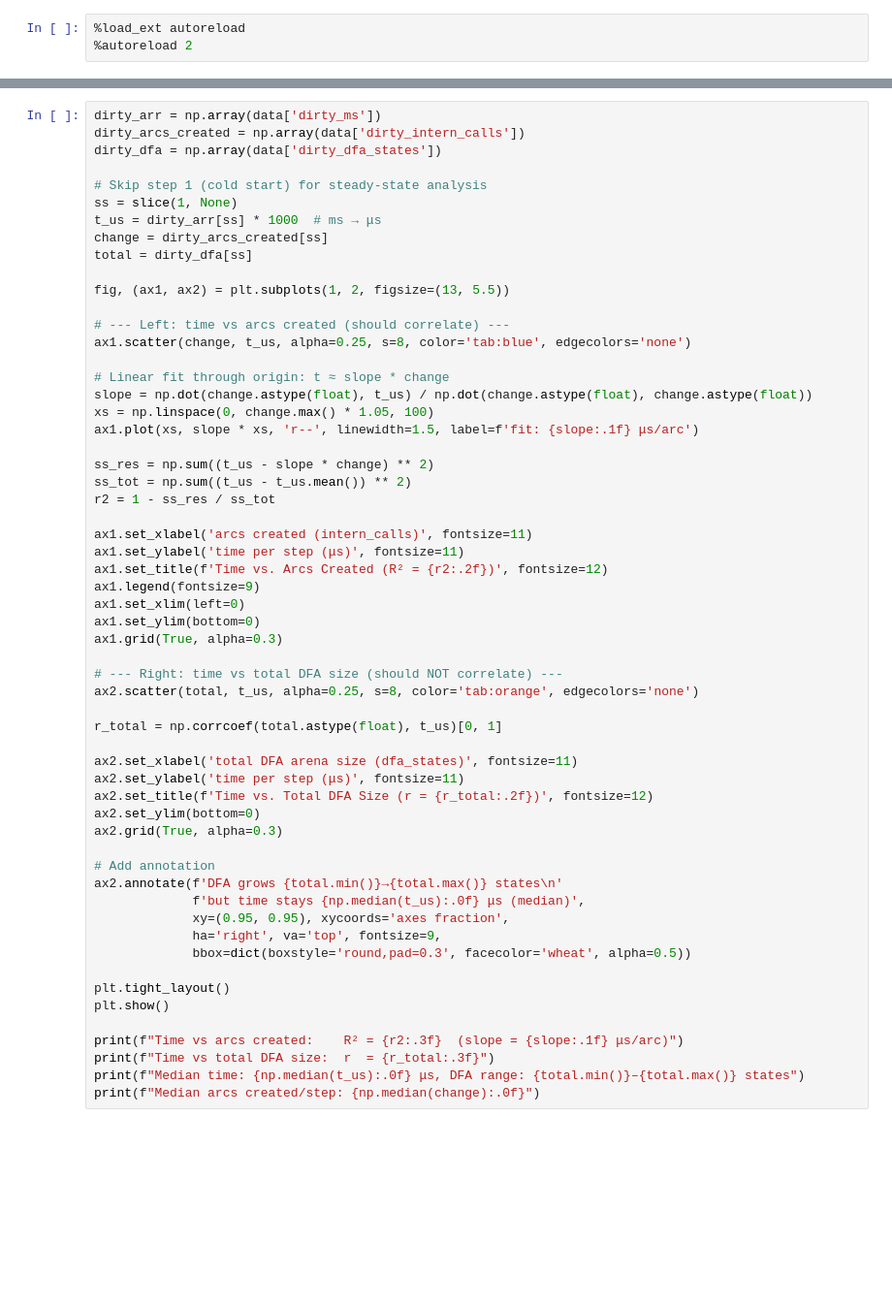
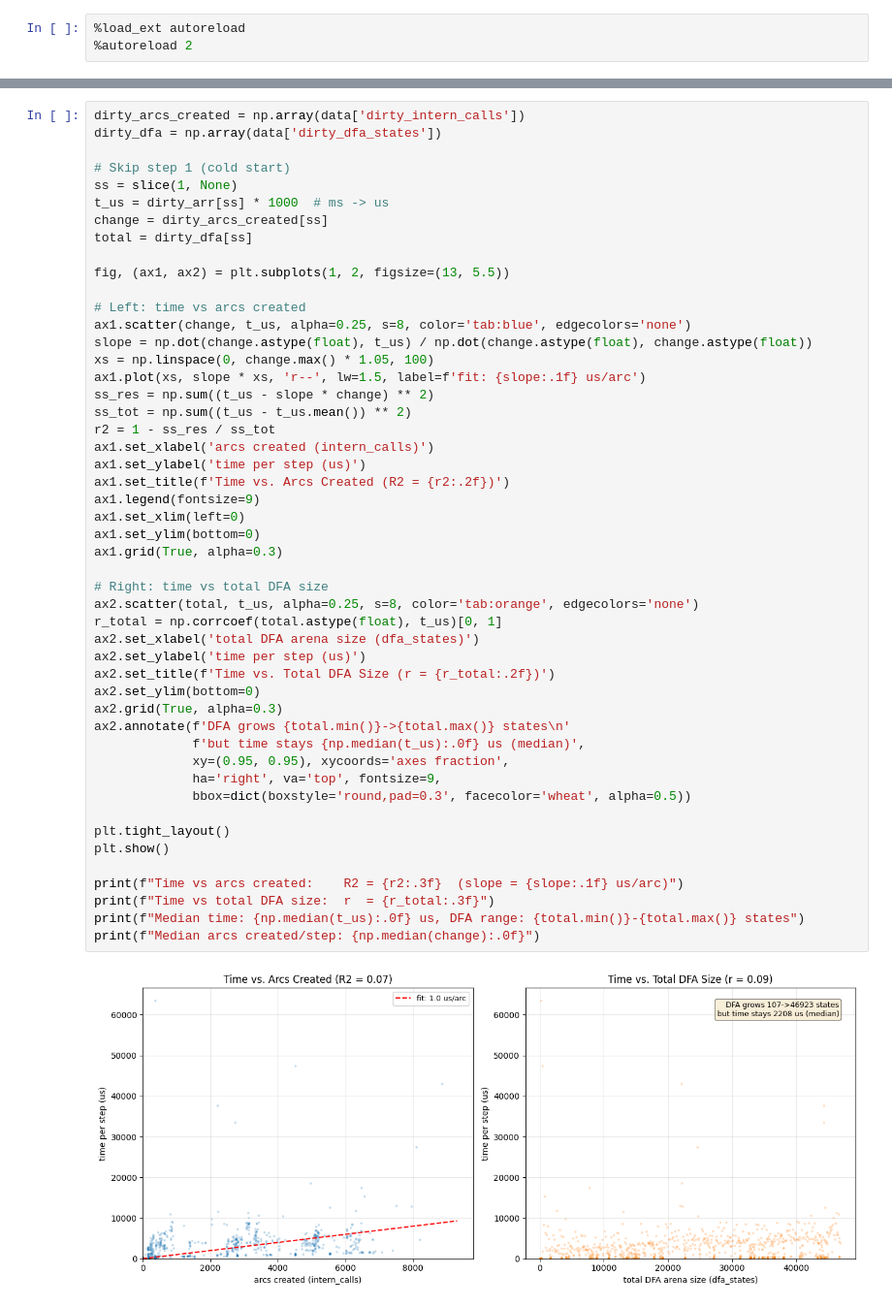
Before and after one commit to timvieira/transduction, a Jupyter notebook: benchmark/analyze_ptb.ipynb, the cells around one changed output, grey strips where cells are left out. Shown at 97% size. Drawn from its saved outputs; the diff is of its cells as text; blank space fills up the shorter version.

```diff
--- a/benchmark/analyze_ptb.ipynb
+++ b/benchmark/analyze_ptb.ipynb
@@ -316,58 +377,51 @@ the arc-level work done.
 # %%
-dirty_arr = np.array(data['dirty_ms'])
 dirty_arcs_created = np.array(data['dirty_intern_calls'])
 dirty_dfa = np.array(data['dirty_dfa_states'])
 
-# Skip step 1 (cold start) for steady-state analysis
+# Skip step 1 (cold start)
 ss = slice(1, None)
-t_us = dirty_arr[ss] * 1000  # ms → μs
+t_us = dirty_arr[ss] * 1000  # ms -> us
 change = dirty_arcs_created[ss]
 total = dirty_dfa[ss]
 
 fig, (ax1, ax2) = plt.subplots(1, 2, figsize=(13, 5.5))
 
-# --- Left: time vs arcs created (should correlate) ---
+# Left: time vs arcs created
 ax1.scatter(change, t_us, alpha=0.25, s=8, color='tab:blue', edgecolors='none')
-
-# Linear fit through origin: t ≈ slope * change
 slope = np.dot(change.astype(float), t_us) / np.dot(change.astype(float), change.astype(float))
 xs = np.linspace(0, change.max() * 1.05, 100)
-ax1.plot(xs, slope * xs, 'r--', linewidth=1.5, label=f'fit: {slope:.1f} μs/arc')
-
+ax1.plot(xs, slope * xs, 'r--', lw=1.5, label=f'fit: {slope:.1f} us/arc')
 ss_res = np.sum((t_us - slope * change) ** 2)
 ss_tot = np.sum((t_us - t_us.mean()) ** 2)
 r2 = 1 - ss_res / ss_tot
-
-ax1.set_xlabel('arcs created (intern_calls)', fontsize=11)
-ax1.set_ylabel('time per step (μs)', fontsize=11)
-ax1.set_title(f'Time vs. Arcs Created (R² = {r2:.2f})', fontsize=12)
+ax1.set_xlabel('arcs created (intern_calls)')
+ax1.set_ylabel('time per step (us)')
+ax1.set_title(f'Time vs. Arcs Created (R2 = {r2:.2f})')
 ax1.legend(fontsize=9)
 ax1.set_xlim(left=0)
 ax1.set_ylim(bottom=0)
 ax1.grid(True, alpha=0.3)
 
-# --- Right: time vs total DFA size (should NOT correlate) ---
+# Right: time vs total DFA size
 ax2.scatter(total, t_us, alpha=0.25, s=8, color='tab:orange', edgecolors='none')
-
 r_total = np.corrcoef(total.astype(float), t_us)[0, 1]
-
-ax2.set_xlabel('total DFA arena size (dfa_states)', fontsize=11)
-ax2.set_ylabel('time per step (μs)', fontsize=11)
-ax2.set_title(f'Time vs. Total DFA Size (r = {r_total:.2f})', fontsize=12)
+ax2.set_xlabel('total DFA arena size (dfa_states)')
+ax2.set_ylabel('time per step (us)')
+ax2.set_title(f'Time vs. Total DFA Size (r = {r_total:.2f})')
 ax2.set_ylim(bottom=0)
 ax2.grid(True, alpha=0.3)
-
-# Add annotation
-ax2.annotate(f'DFA grows {total.min()}→{total.max()} states\n'
-             f'but time stays {np.median(t_us):.0f} μs (median)',
+ax2.annotate(f'DFA grows {total.min()}->{total.max()} states\n'
+             f'but time stays {np.median(t_us):.0f} us (median)',
              xy=(0.95, 0.95), xycoords='axes fraction',
              ha='right', va='top', fontsize=9,
              bbox=dict(boxstyle='round,pad=0.3', facecolor='wheat', alpha=0.5))
 
 plt.tight_layout()
 plt.show()
 
-print(f"Time vs arcs created:    R² = {r2:.3f}  (slope = {slope:.1f} μs/arc)")
+print(f"Time vs arcs created:    R2 = {r2:.3f}  (slope = {slope:.1f} us/arc)")
 print(f"Time vs total DFA size:  r  = {r_total:.3f}")
-print(f"Median time: {np.median(t_us):.0f} μs, DFA range: {total.min()}–{total.max()} states")
+print(f"Median time: {np.median(t_us):.0f} us, DFA range: {total.min()}-{total.max()} states")
 print(f"Median arcs created/step: {np.median(change):.0f}")
+# %% [output]
+[figure, added]
```
Also changed, not shown: parts of 30 cells of this notebook.
